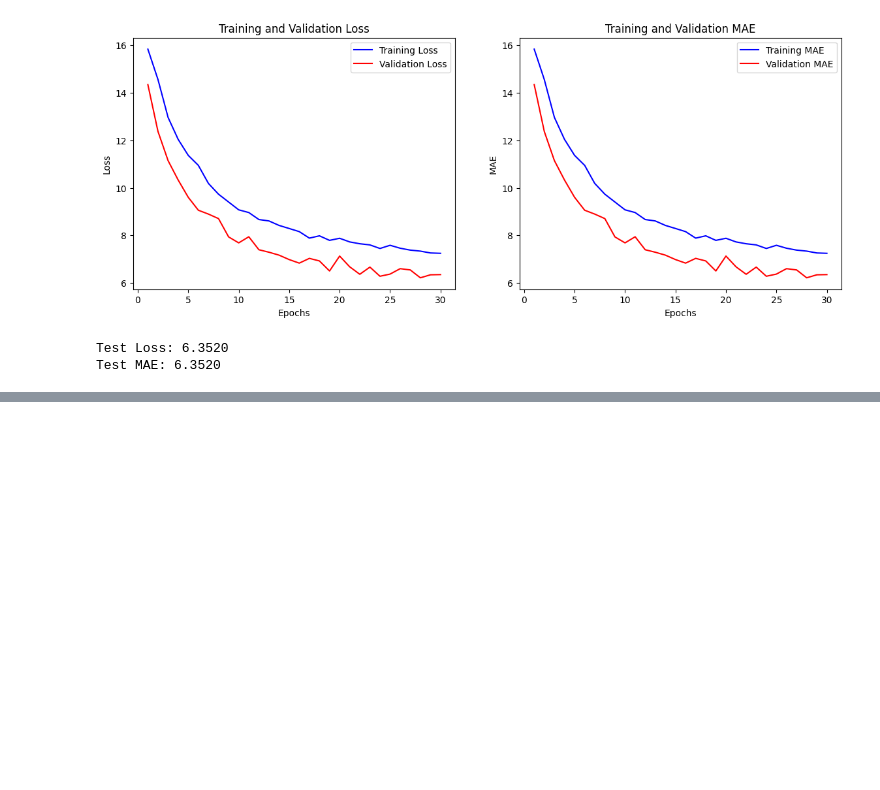
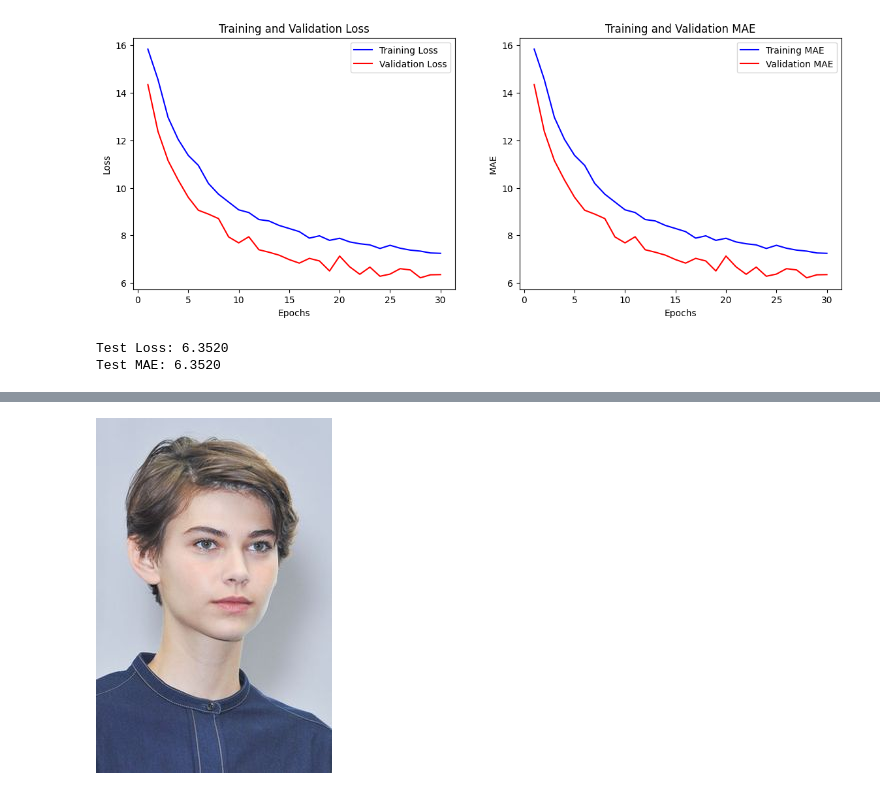
Before and after one commit to JagoOgaj/SAE_S5, a Jupyter notebook: model/model.ipynb, the cells around one changed output, grey strips where cells are left out. Cells and saved outputs as stored; diff of their text form; code cells hidden in the pictures; blank space fills up the shorter version.

```diff
--- a/model/model.ipynb
+++ b/model/model.ipynb
@@ -925,0 +967,7 @@ Test MAE: 6.3520
+# %%
+from os import pathconf
+path = "/content/drive/MyDrive/SAE_S5/6a7222beee1da2ade99dc3c978ca2db4.png"
+
+Image.open(path)
+# %% [output]
+[figure, added]
```
Also changed, not shown: parts of 5 cells of this notebook.
